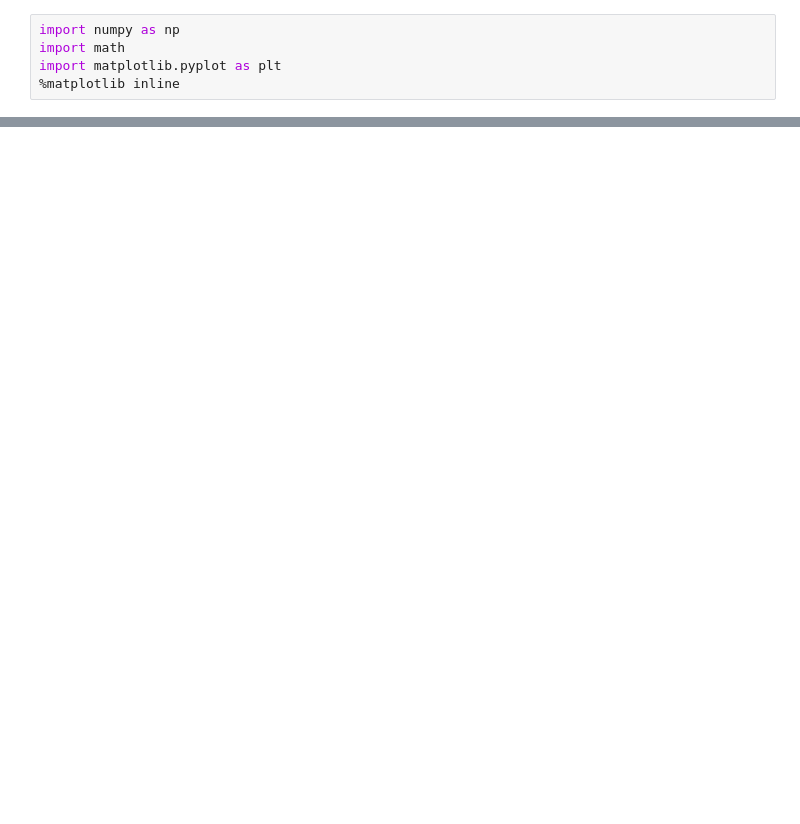
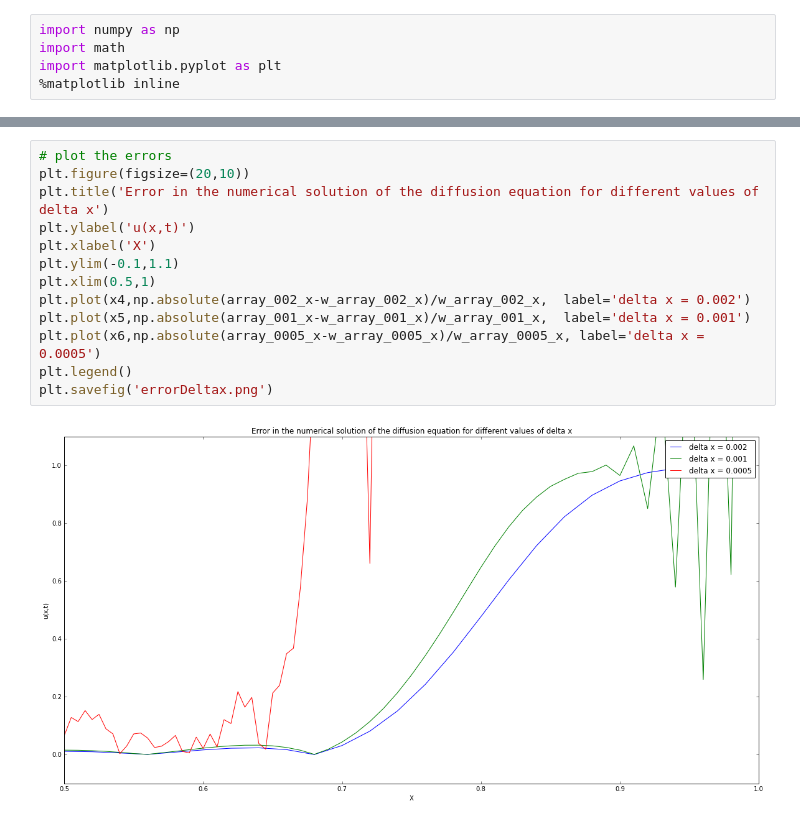
Before and after one commit to calumhrmurray/comp-astro, a Jupyter notebook: diffusion_equation.ipynb, the cells around one changed output, grey strips where cells are left out. Cells and saved outputs as stored; diff of their text form; blank space fills up the shorter version.

```diff
--- a/diffusion_equation.ipynb
+++ b/diffusion_equation.ipynb
@@ -82,0 +102,15 @@ plt.plot(positions,data)
+# %%
+# plot the errors
+plt.figure(figsize=(20,10))
+plt.title('Error in the numerical solution of the diffusion equation for different values of delta x')
+plt.ylabel('u(x,t)')
+plt.xlabel('X')
+plt.ylim(-0.1,1.1)
+plt.xlim(0.5,1)
+plt.plot(x4,np.absolute(array_002_x-w_array_002_x)/w_array_002_x,  label='delta x = 0.002')
+plt.plot(x5,np.absolute(array_001_x-w_array_001_x)/w_array_001_x,  label='delta x = 0.001')
+plt.plot(x6,np.absolute(array_0005_x-w_array_0005_x)/w_array_0005_x, label='delta x = 0.0005')
+plt.legend()
+plt.savefig('errorDeltax.png')
+# %% [output]
+[figure, added]
```
Also changed, not shown: parts of 7 cells of this notebook, 14 other files.
